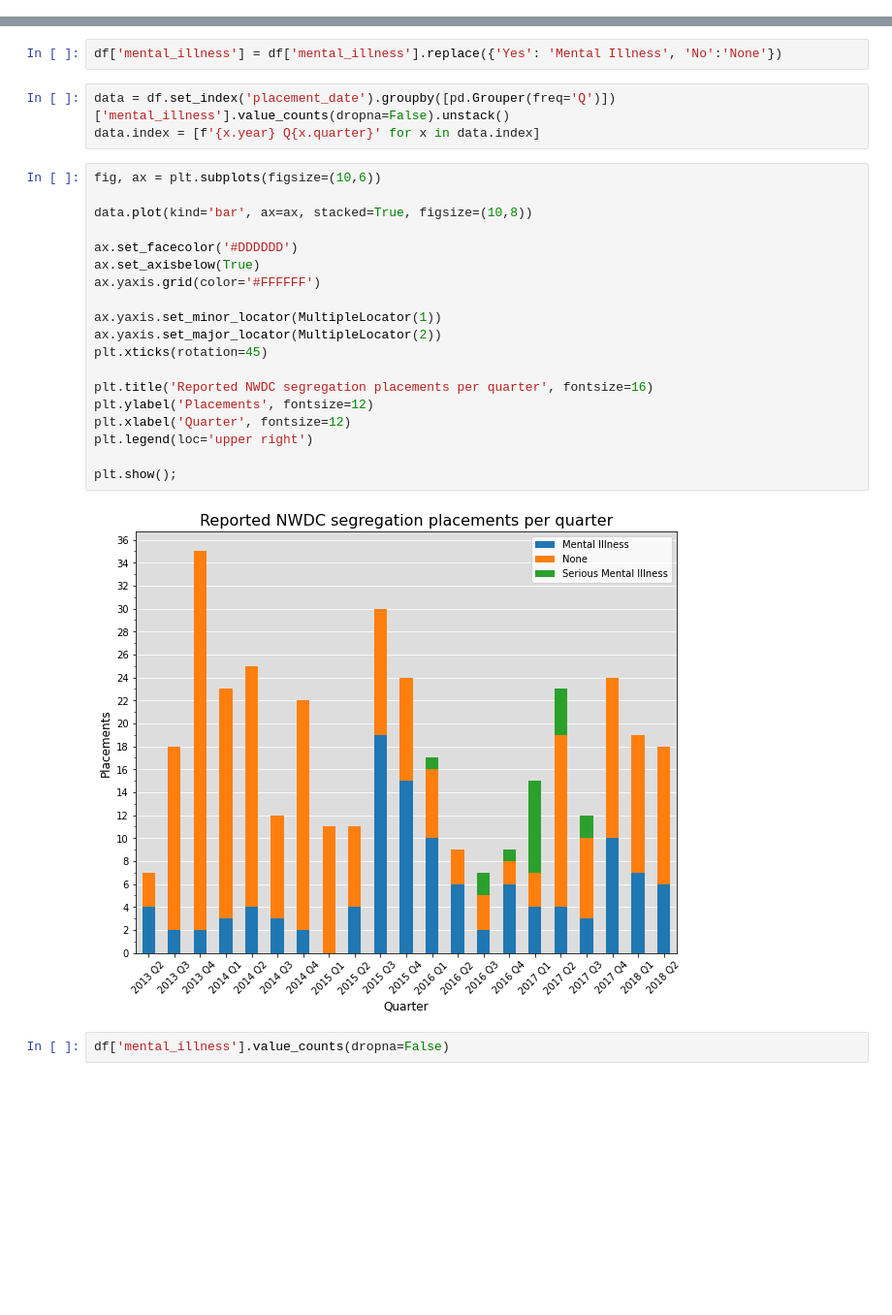
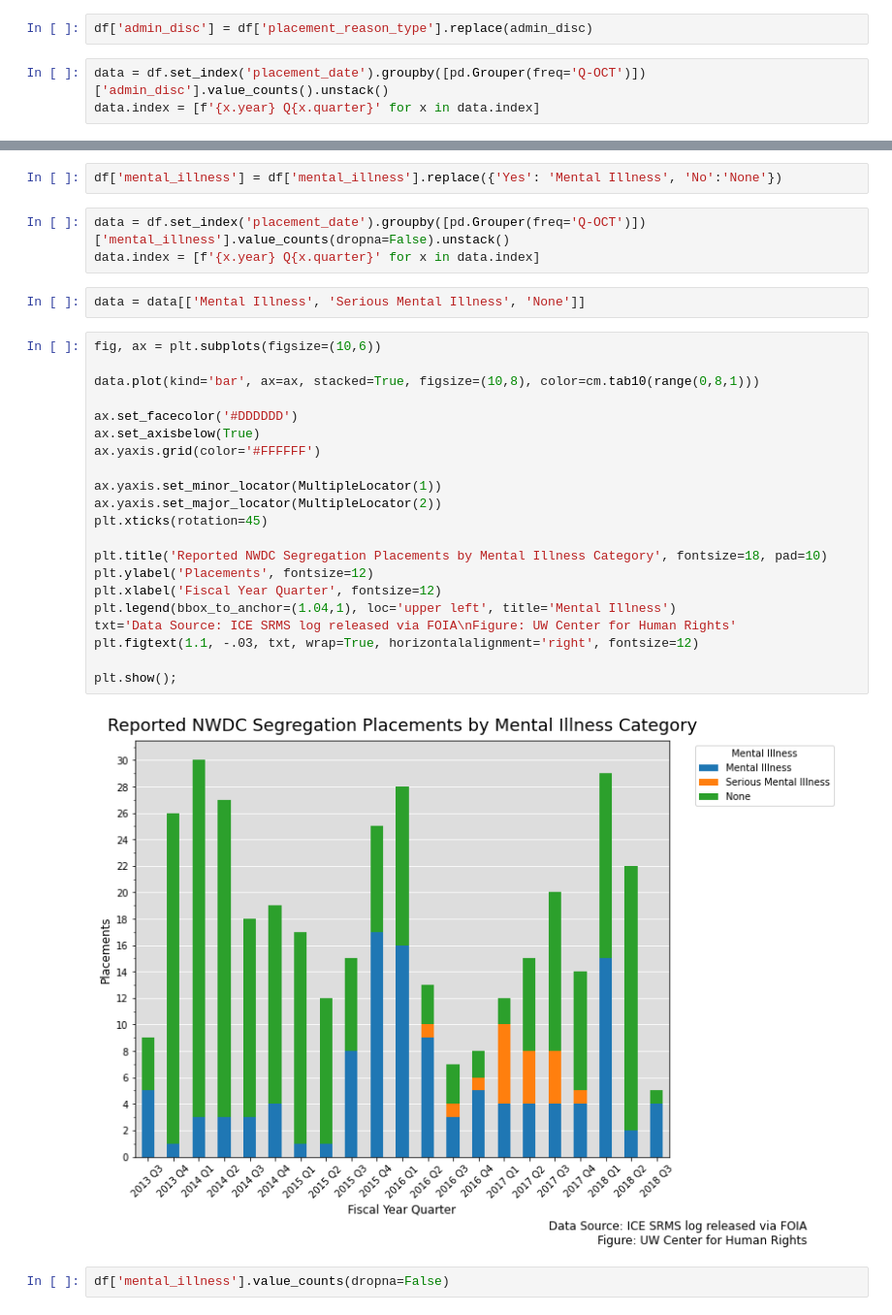
Before and after one commit to UWCHR/nwdc-seg, a Jupyter notebook: analyze/note/NWDC-analyze.ipynb, the cells around one changed output, grey strips where cells are left out. Shown at 97% size. Saved outputs shown, nothing was run; the diff lists cells and outputs as text; blank space fills up the shorter version.

```diff
--- a/analyze/note/NWDC-analyze.ipynb
+++ b/analyze/note/NWDC-analyze.ipynb
@@ -236,0 +275,5 @@ plt.show();
+# %%
+df['admin_disc'] = df['placement_reason_type'].replace(admin_disc)
+# %%
+data = df.set_index('placement_date').groupby([pd.Grouper(freq='Q-OCT')])['admin_disc'].value_counts().unstack()
+data.index = [f'{x.year} Q{x.quarter}' for x in data.index]
@@ -237,29 +314,33 @@ plt.show();
 # %%
 df['mental_illness'] = df['mental_illness'].replace({'Yes': 'Mental Illness', 'No':'None'})
 # %%
-data = df.set_index('placement_date').groupby([pd.Grouper(freq='Q')])['mental_illness'].value_counts(dropna=False).unstack()
+data = df.set_index('placement_date').groupby([pd.Grouper(freq='Q-OCT')])['mental_illness'].value_counts(dropna=False).unstack()
 data.index = [f'{x.year} Q{x.quarter}' for x in data.index]
+# %%
+data = data[['Mental Illness', 'Serious Mental Illness', 'None']]
 # %%
 fig, ax = plt.subplots(figsize=(10,6))
 
-data.plot(kind='bar', ax=ax, stacked=True, figsize=(10,8))
+data.plot(kind='bar', ax=ax, stacked=True, figsize=(10,8), color=cm.tab10(range(0,8,1)))
 
 ax.set_facecolor('#DDDDDD')
 ax.set_axisbelow(True)
 ax.yaxis.grid(color='#FFFFFF')
 
 ax.yaxis.set_minor_locator(MultipleLocator(1))
 ax.yaxis.set_major_locator(MultipleLocator(2))
 plt.xticks(rotation=45)
 
-plt.title('Reported NWDC segregation placements per quarter', fontsize=16)
+plt.title('Reported NWDC Segregation Placements by Mental Illness Category', fontsize=18, pad=10)
 plt.ylabel('Placements', fontsize=12)
-plt.xlabel('Quarter', fontsize=12)
-plt.legend(loc='upper right')
+plt.xlabel('Fiscal Year Quarter', fontsize=12)
+plt.legend(bbox_to_anchor=(1.04,1), loc='upper left', title='Mental Illness')
+txt='Data Source: ICE SRMS log released via FOIA\nFigure: UW Center for Human Rights'
+plt.figtext(1.1, -.03, txt, wrap=True, horizontalalignment='right', fontsize=12)
 
 plt.show();
 # %% [output]
-[figure, old version]
+[figure, new version]
 # %%
 df['mental_illness'].value_counts(dropna=False)
 # %% [output]
```
Also changed, not shown: parts of 29 cells of this notebook.
